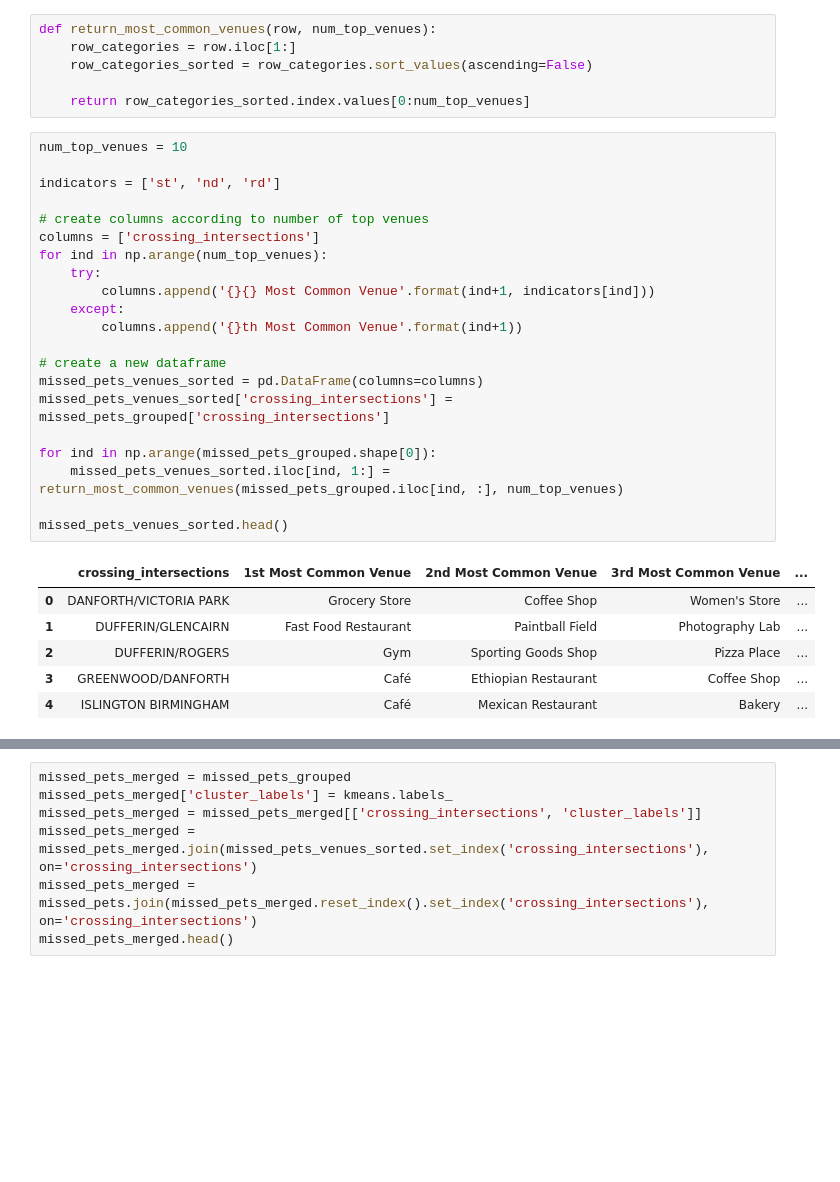
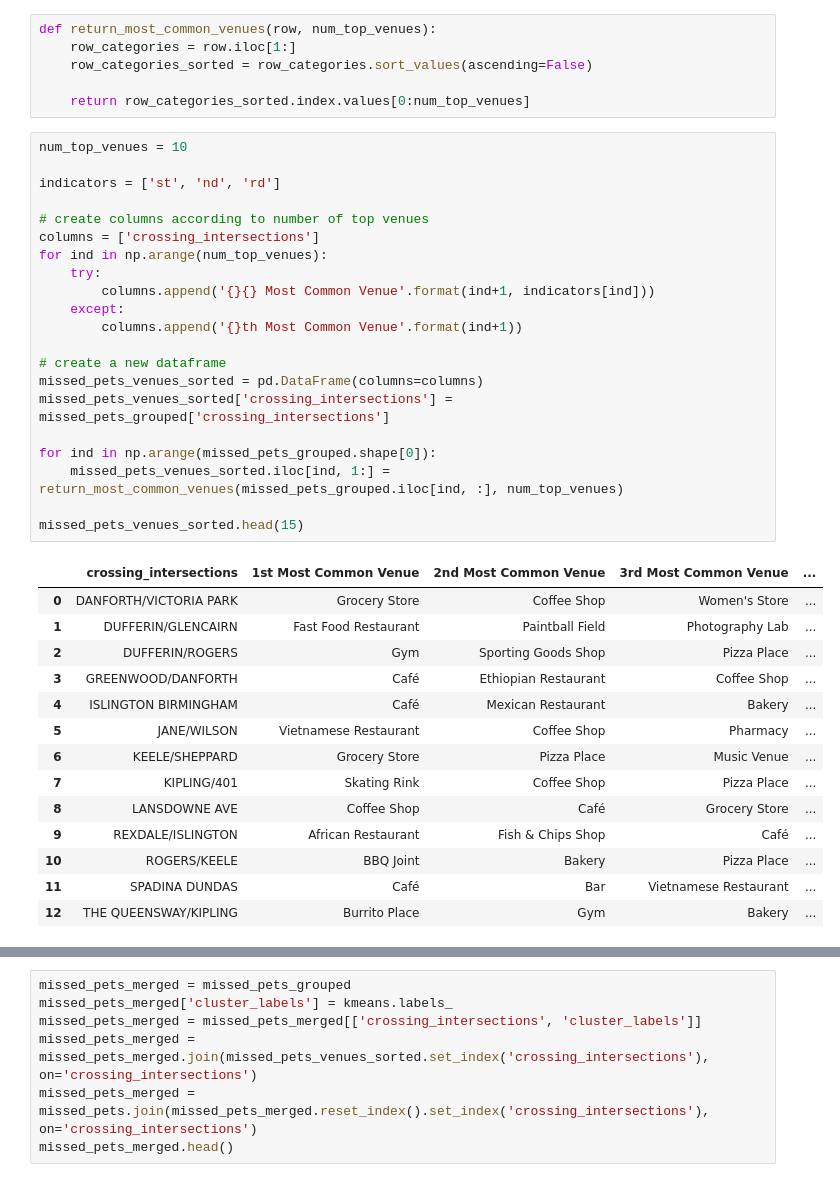
Before and after one commit to gomesluiz/Coursera_Capstone, a Jupyter notebook: w4_03_methodology.ipynb, the cells around one changed output, grey strips where cells are left out. Saved outputs shown, nothing was run; the diff lists cells and outputs as text; blank space fills up the shorter version.

```diff
--- a/w4_03_methodology.ipynb
+++ b/w4_03_methodology.ipynb
@@ -498,31 +498,39 @@ def return_most_common_venues(row, num_top_venues):
 # %%
 num_top_venues = 10
 
 indicators = ['st', 'nd', 'rd']
 
 # create columns according to number of top venues
 columns = ['crossing_intersections']
 for ind in np.arange(num_top_venues):
     try:
         columns.append('{}{} Most Common Venue'.format(ind+1, indicators[ind]))
     except:
         columns.append('{}th Most Common Venue'.format(ind+1))
 
 # create a new dataframe
 missed_pets_venues_sorted = pd.DataFrame(columns=columns)
 missed_pets_venues_sorted['crossing_intersections'] = missed_pets_grouped['crossing_intersections']
 
 for ind in np.arange(missed_pets_grouped.shape[0]):
     missed_pets_venues_sorted.iloc[ind, 1:] = return_most_common_venues(missed_pets_grouped.iloc[ind, :], num_top_venues)
 
-missed_pets_venues_sorted.head()
+missed_pets_venues_sorted.head(15)
 # %% [output]
 |  | crossing_intersections | 1st Most Common Venue | 2nd Most Common Venue | 3rd Most Common Venue | ... |
 | 0 | DANFORTH/VICTORIA PARK | Grocery Store | Coffee Shop | Women's Store | ... |
 | 1 | DUFFERIN/GLENCAIRN | Fast Food Restaurant | Paintball Field | Photography Lab | ... |
 | 2 | DUFFERIN/ROGERS | Gym | Sporting Goods Shop | Pizza Place | ... |
 | 3 | GREENWOOD/DANFORTH | Café | Ethiopian Restaurant | Coffee Shop | ... |
 | 4 | ISLINGTON BIRMINGHAM | Café | Mexican Restaurant | Bakery | ... |
+| 5 | JANE/WILSON | Vietnamese Restaurant | Coffee Shop | Pharmacy | ... |
+| 6 | KEELE/SHEPPARD | Grocery Store | Pizza Place | Music Venue | ... |
+| 7 | KIPLING/401 | Skating Rink | Coffee Shop | Pizza Place | ... |
+| 8 | LANSDOWNE AVE | Coffee Shop | Café | Grocery Store | ... |
+| 9 | REXDALE/ISLINGTON | African Restaurant | Fish & Chips Shop | Café | ... |
+| 10 | ROGERS/KEELE | BBQ Joint | Bakery | Pizza Place | ... |
+| 11 | SPADINA DUNDAS | Café | Bar | Vietnamese Restaurant | ... |
+| 12 | THE QUEENSWAY/KIPLING | Burrito Place | Gym | Bakery | ... |
 # %%
 kclusters = 5
 missed_pets_grouped_clustering = missed_pets_grouped.drop('crossing_intersections', 1)
```
Also changed, not shown: parts of 7 cells of this notebook, 2 other files.
